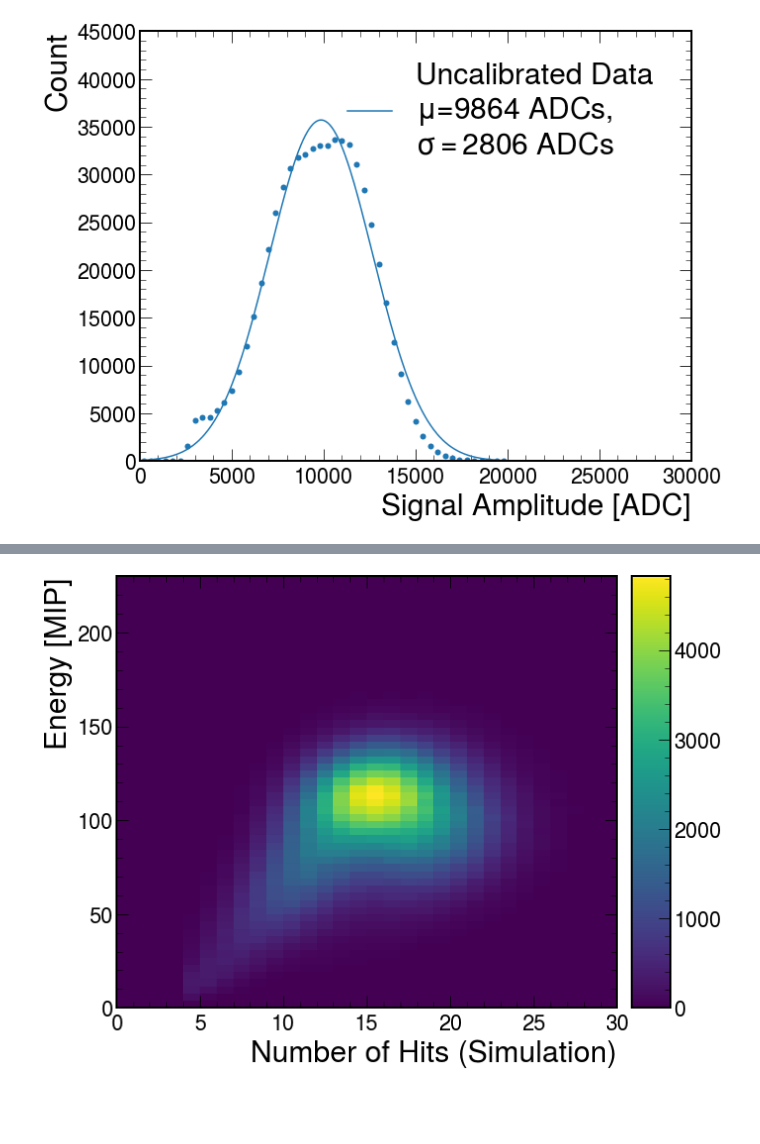
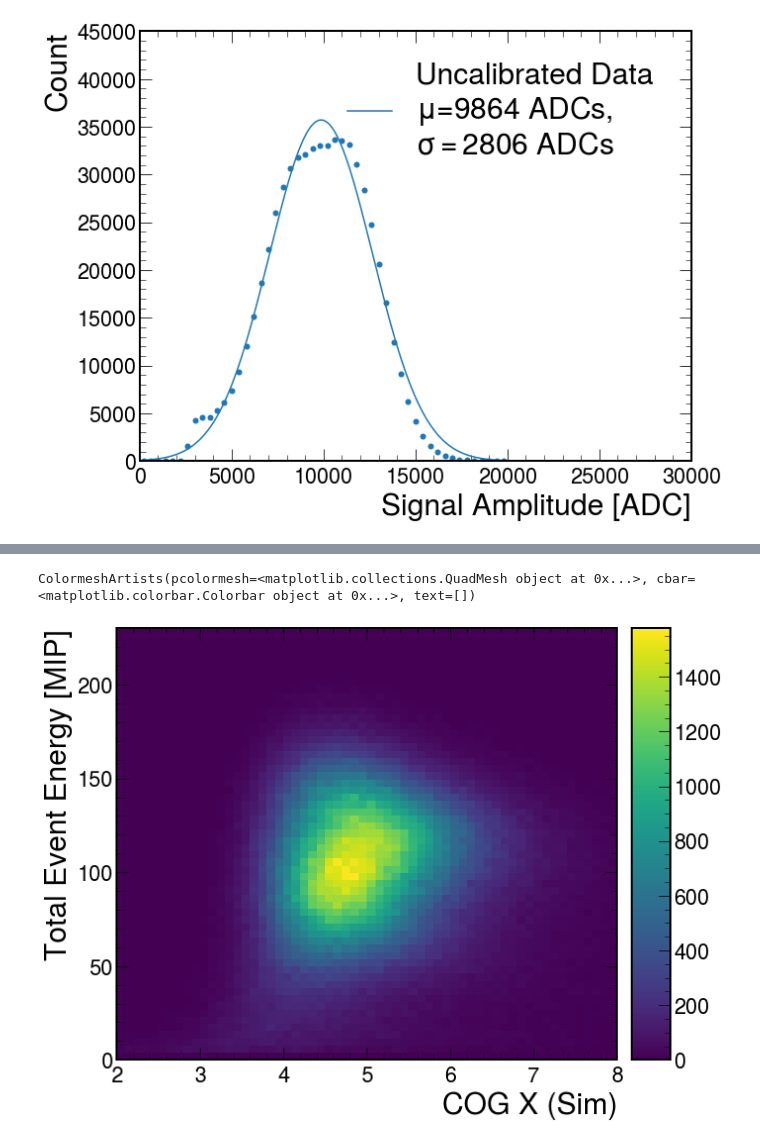
Before and after one commit to sebouh137/beamtest_plots, a Jupyter notebook: TestBeamSimAnalysis.ipynb, the cells around one changed output, grey strips where cells are left out. Saved outputs shown, nothing was run; the diff lists cells and outputs as text; code cells hidden in the pictures; blank space fills up the shorter version.

```diff
--- a/TestBeamSimAnalysis.ipynb
+++ b/TestBeamSimAnalysis.ipynb
@@ -572,7 +588,7 @@ for i in range(40):
     plt.legend(loc='upper right', fontsize=20)
 
     # Set the title and axis labels for the subplot
-    if i>= 36:
+    if i>= 15:
         plt.xlabel('Energy [MIP]', fontsize=30)
     if i % 4 == 0 :
         plt.ylabel('Count', fontsize=30)
@@ -600,7 +616,7 @@ SimStd = []
 
 channel = 0
 for i in range(10):
-    channel_numbers = [channel, channel+1, channel+2, channel+3]
+    channel_numbers = [channel+0, channel+1, channel+2, channel+3]
     channel = channel + 4
     if i <= 4:
         plt.sca(axs[0][i])
@@ -635,6 +651,11 @@ for i in range(10):
     h *= beamEvts/simEvts
     h.plot(color='tab:orange',label="Sim",zorder=2)
 
+    #percent = (np.array(h) / np.array(h1)) * 100
+    #print(max(percent)-100)
+    #print(100 - min(percent))
+    #print("next")
+
     # Calculate the square root of the histogram values (errors)
     errors = np.sqrt(h.view())
     # Create a numpy array for the bin centers
@@ -856,7 +992,7 @@ for i in range(10):
 
    # Set the title and axis labels for the subplot
     if i == 4 or i == 9:
-        plt.xlabel('Weighted Y Positions [cm]', fontsize=25)
+        plt.xlabel('Weighted Y [cm]', fontsize=25)
     if i <= 4:
         plt.ylabel('Count', fontsize=25)
     plt.legend(loc='upper center', fontsize=25)
@@ -921,7 +1065,7 @@ for i in range(10):
 
     # Set the title and axis labels for the subplot
     if i == 4 or i == 9:
-        plt.xlabel('Weighted X Positions [cm]', fontsize=25)
+        plt.xlabel('Weighted X [cm]', fontsize=25)
     if i <= 4:
         plt.ylabel('Count', fontsize=25)
     plt.legend(loc='upper center', fontsize=25)
@@ -1021,17 +1306,17 @@ plt.savefig('Plots/Hits-vs-Energy-Data.pdf', format='pdf')
 # %%
+coor = 'z'
+
 h = Hist(
-    hist.axis.Regular(30, 0, 30, name="S", label="Number of Hits (Simulation)", flow=False),
-    hist.axis.Regular(60, 0, 230, name="W", label="Energy [MIP]", flow=False),
+    hist.axis.Regular(60, 2.0, 8.0, name="S", label="COG X (Data)", flow=False),
+    hist.axis.Regular(60, 0, 230, name="W", label="Total Event Energy [MIP]", flow=False),
 )
 
 channel_numbers = np.array(range(40))
-plt.xlabel('Number of Hits (Simulation)', fontsize=30)
-plt.ylabel('Energy [MIP]', fontsize=30)
+plt.xlabel('COG X (Sim)', fontsize=30)
+plt.ylabel('Total Event Energy [MIP]', fontsize=30)
 
-h.fill(sim_counts, calculate_channel_sums(sim_df, channel_numbers))
-# Renormalization step
-h = (h / simEvts) * beamEvts
+h.fill(get_COG(data_df, coor), calculate_channel_sums(data_df, channel_numbers))
 h.plot()
-plt.savefig('Plots/Hits-vs-Energy-sim.pdf', format='pdf')
 # %% [output]
+ColormeshArtists(pcolormesh=<matplotlib.collections.QuadMesh object at 0x...>, cbar=<matplotlib.colorbar.Colorbar object at 0x...>, text=[])
-[figure, old version]
+[figure, new version]
```
Also changed, not shown: parts of 21 cells of this notebook.
